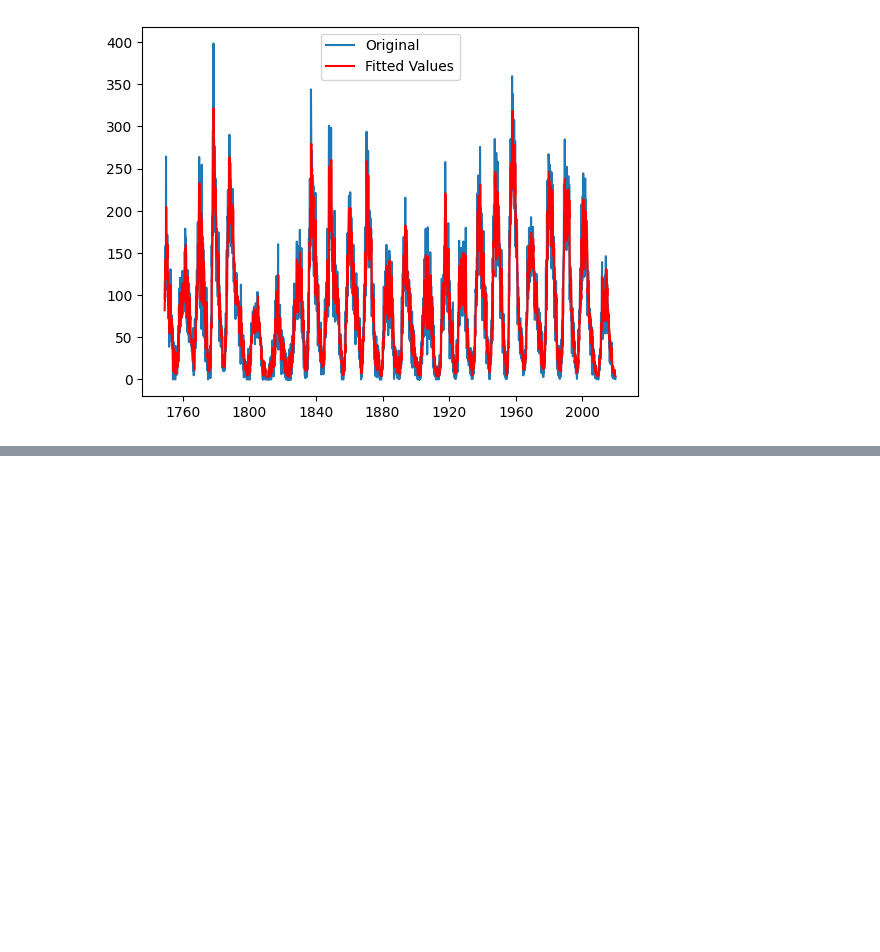
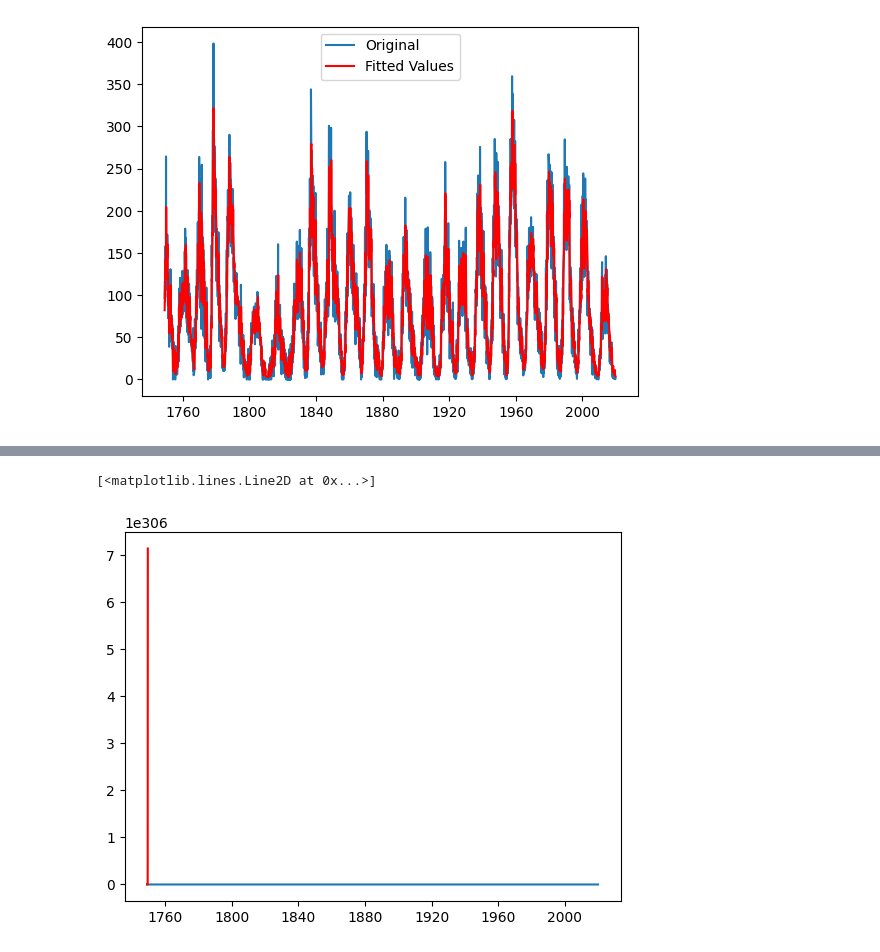
Before and after one commit to BlackBox-Ops/DS-Time-Series-Sunspot, a Jupyter notebook: notebooks/03_Time_Series _approach.ipynb, the cells around one changed output, grey strips where cells are left out. Cells and saved outputs as stored; diff of their text form; code cells hidden in the pictures; blank space fills up the shorter version.

```diff
--- a/notebooks/03_Time_Series _approach.ipynb
+++ b/notebooks/03_Time_Series _approach.ipynb
@@ -247,0 +257,7 @@ Warnings:
+# %%
+predictions_arima = np.exp(predictions_arima_log)
+plt.plot(ts)
+plt.plot(predictions_arima, color='red')
+# %% [output]
+[<matplotlib.lines.Line2D at 0x...>]
+[figure, added]
```
Also changed, not shown: parts of 2 cells of this notebook.
